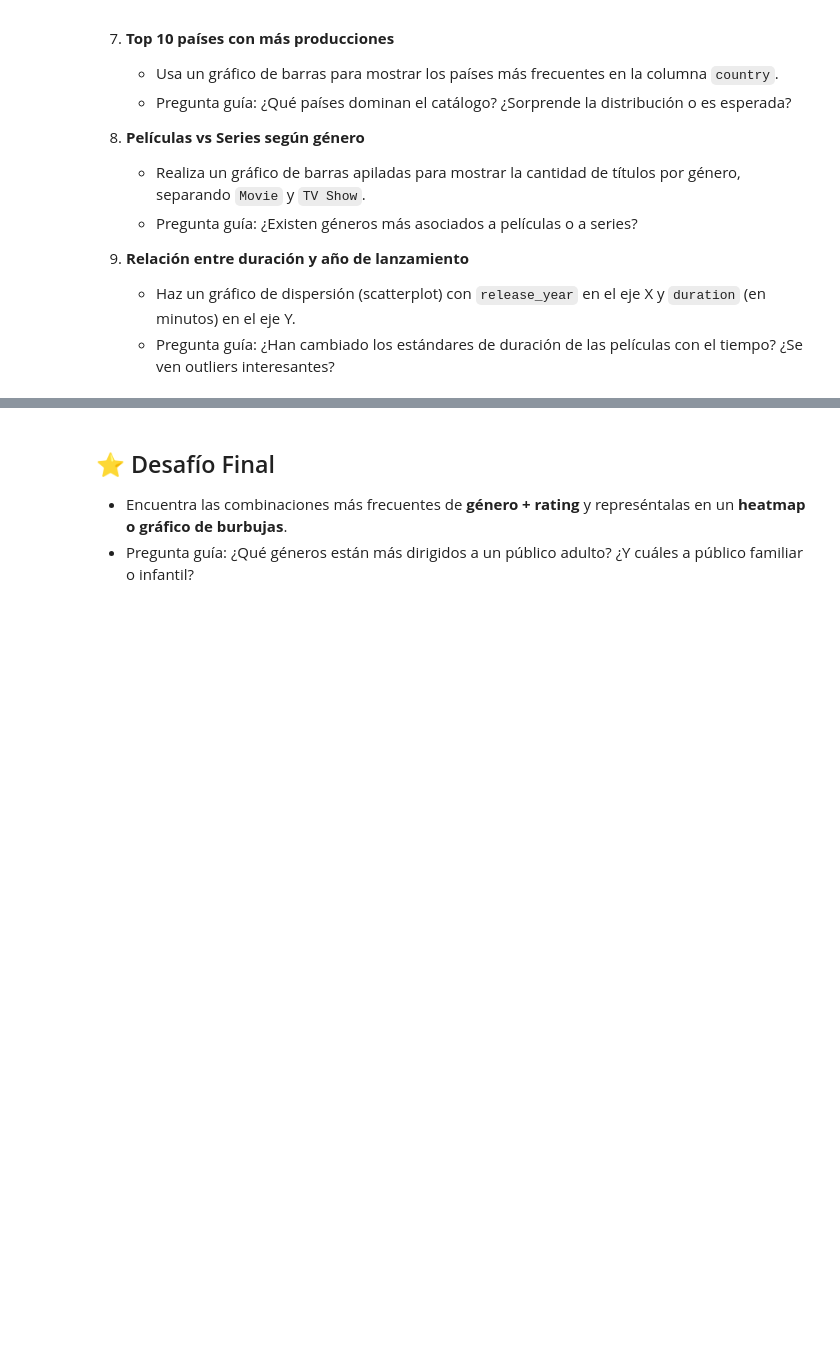
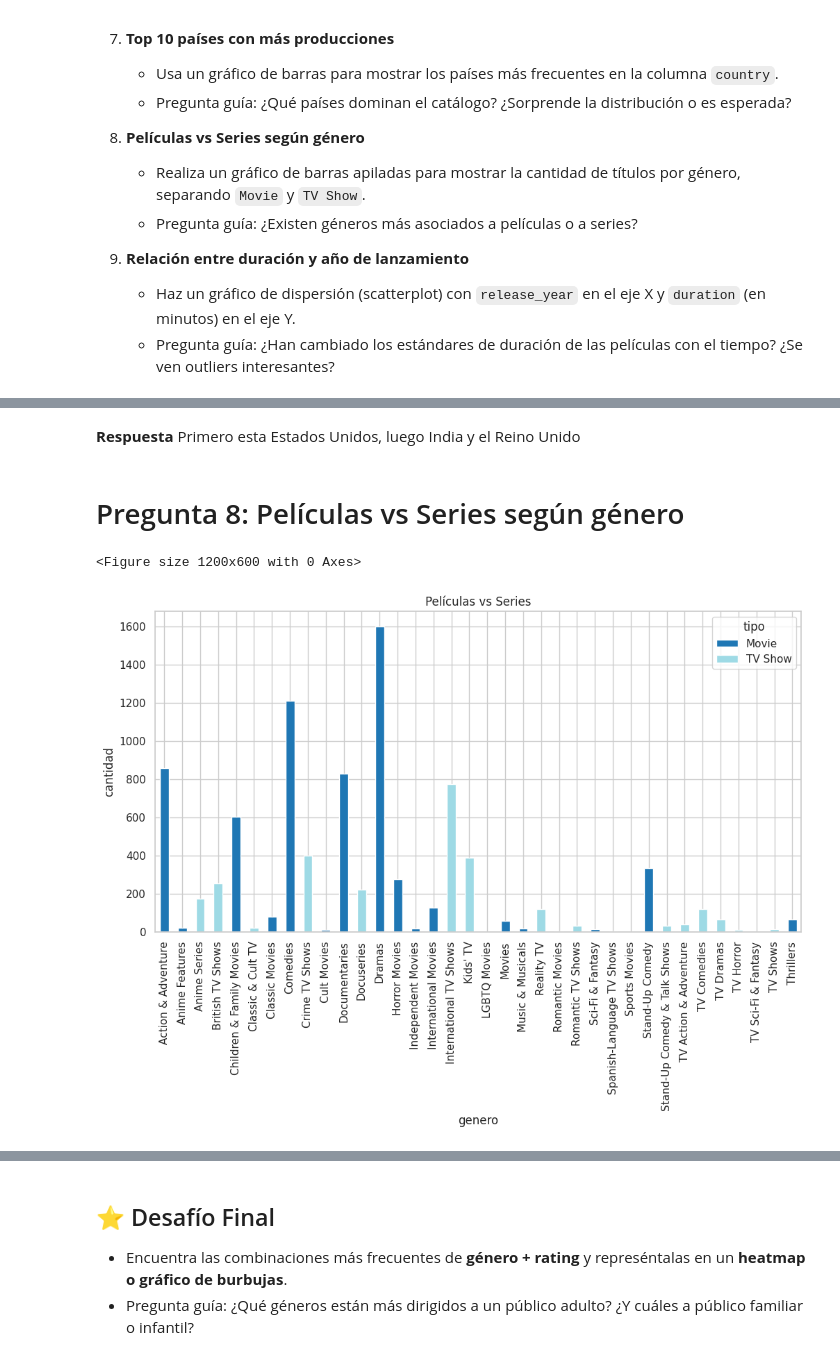
Before and after one commit to baitiarecorvalan/MAT281-Entregables, a Jupyter notebook: docs/codes/labs/lab_05.ipynb, the cells around one changed output, grey strips where cells are left out. Cells and saved outputs as stored; diff of their text form; code cells hidden in the pictures; blank space fills up the shorter version.

```diff
--- a/docs/codes/labs/lab_05.ipynb
+++ b/docs/codes/labs/lab_05.ipynb
@@ -205,0 +227,24 @@ plt.show()
+# %% [markdown]
+**Respuesta**
+Primero esta Estados Unidos, luego India y el Reino Unido
+# %% [markdown]
+# Pregunta 8: Películas vs Series según género
+# %%
+#obtener los generos principales de peliculas y series
+df["genero"]= df["listed_in"].str.split(",").str[0]
+
+#agrupar por genero y tipo (pelicula o serie)
+cuenta= df.groupby(["genero","type"]).size().unstack(fill_value=0)
+
+plt.figure(figsize=(12,6))
+cuenta.plot(kind="bar",stacked=True, colormap="tab20",figsize=(12,6))
+plt.title("Películas vs Series")
+plt.xlabel("genero")
+plt.ylabel("cantidad")
+plt.legend(title="tipo")
+plt.show()
+
+#y ahora si pasamos al grafico
+# %% [output]
+<Figure size 1200x600 with 0 Axes>
+[figure, added]
```
Also changed, not shown: parts of 11 cells of this notebook.
